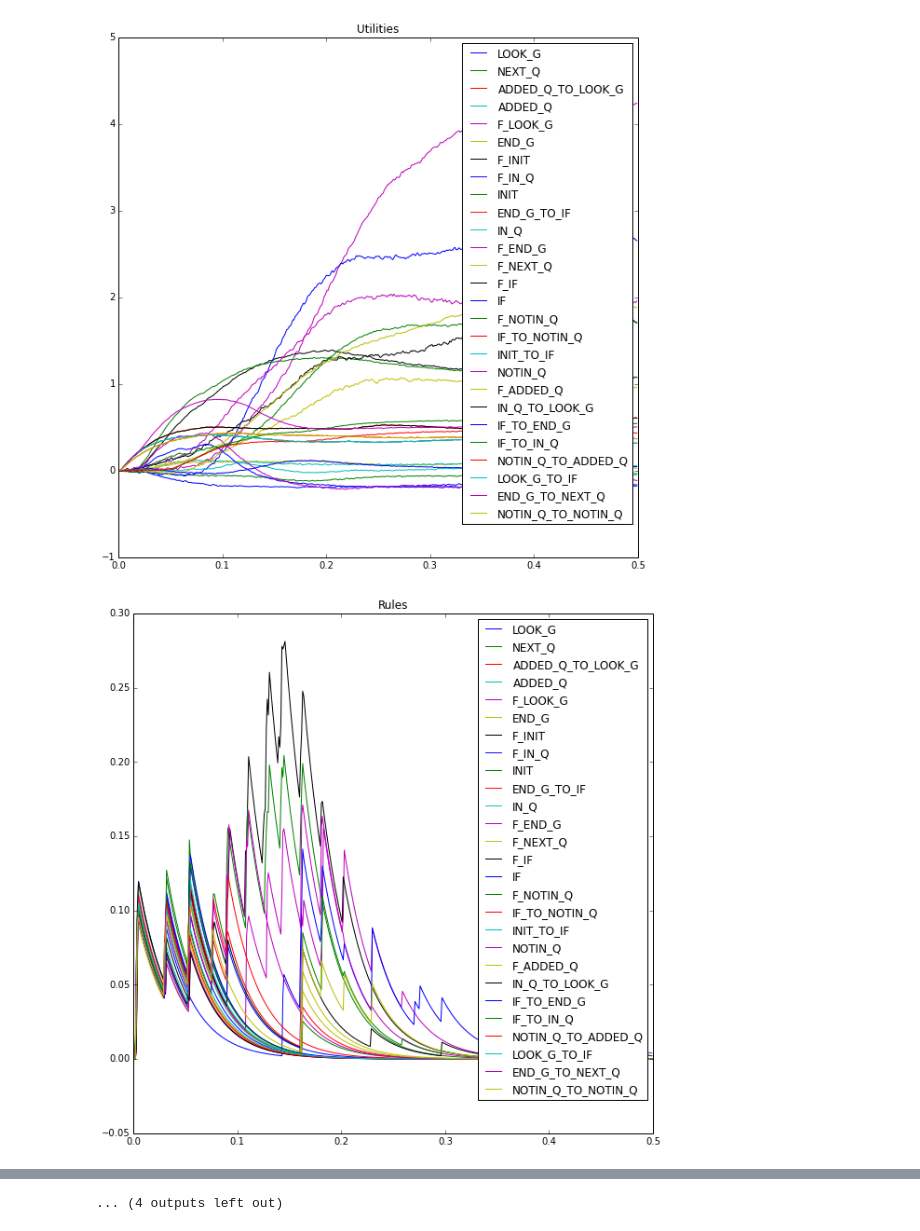
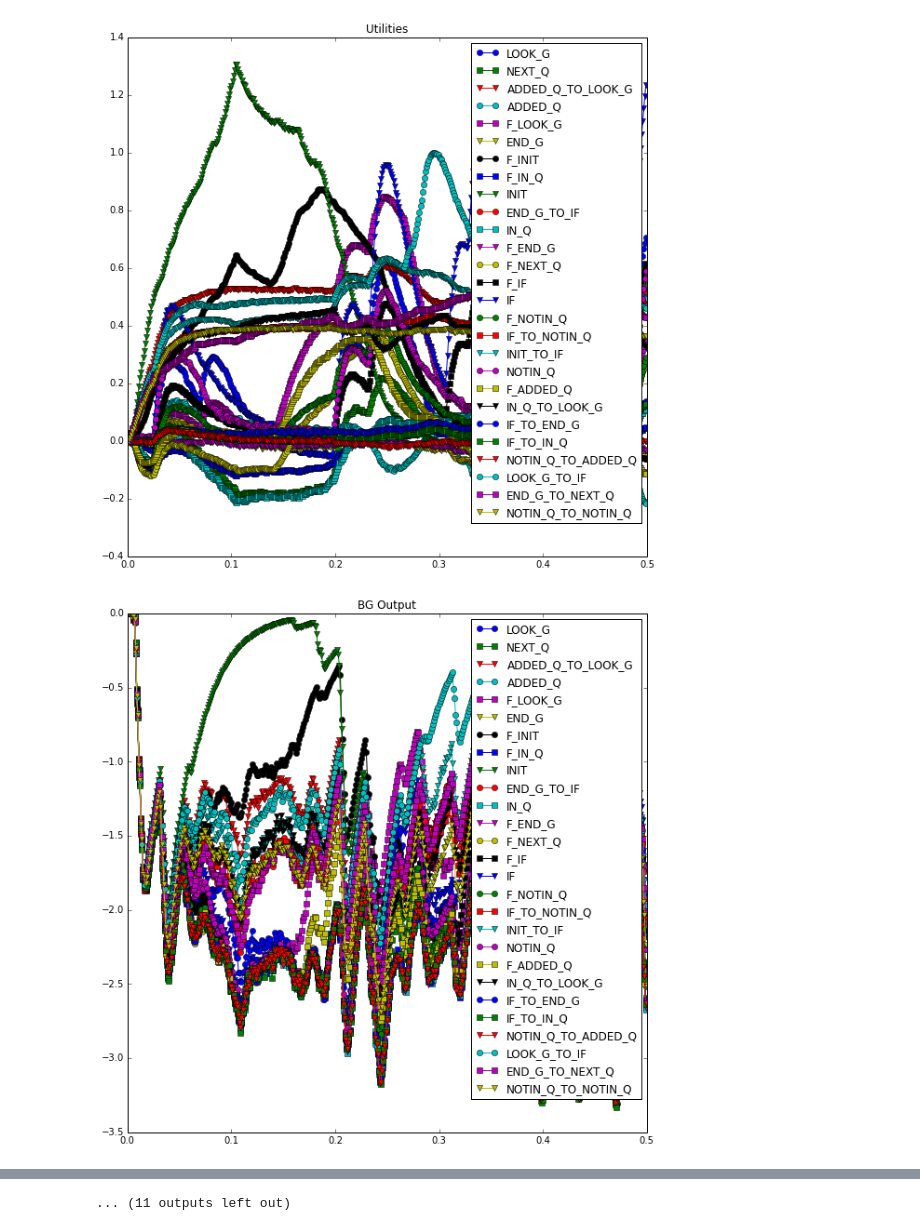
Before and after one commit to xbkong/nengo, a Jupyter notebook: examples/bfs.ipynb, the cells around one changed output, grey strips where cells are left out. Drawn from its saved outputs; the diff is of its cells as text; code cells hidden in the pictures.

```diff
--- a/examples/bfs.ipynb
+++ b/examples/bfs.ipynb
@@ -155,18 +154,23 @@ graph = [[1, 2],
          [0],
          [0, 1, 2]]
 
-d = 64
+d = 128
 
 model = nengo.Network()
 with model:
     bfs = BFS(graph, d)
 
-    modules = ('v_0', 'noisy_state', 'clean_state', 'graph_key', 'graph_edge', 'graph_next',
-               'queue_head', 'queue_tail', 'queue_key', 'queue_value', 'queue_learning',
-               'queue_output', 'queue_has_key', 'temp')
+    modules = ('v_0', 'state', 'graph_key', 'graph_key_latched',
+               'graph_edge', 'graph_next',
+               'queue_head', 'queue_head_latched', 'queue_tail', 'queue_tail_latched',
+               'queue_key', 'queue_key_latched', 'queue_value', 'queue_value_latched',
+               'queue_learning', 'queue_learning_latched',
+               'queue_output', 'queue_has_key',
+               'temp', 'temp_latched')
     module_probes = OrderedDict([
         (module, nengo.Probe(bfs.get_module_output(module)[0], filter=0.03))
         for module in modules])
     actions_probe = nengo.Probe(bfs.thal.actions.output, filter=0.03)
     utilities_probe = nengo.Probe(bfs.bg.input, filter=0.03)
+    bg_output_probe = nengo.Probe(bfs.bg.output, filter=0.03)
 # %% [output]
@@ -191,24 +195,45 @@ Warning: Could not create a semantic pointer with max_similarity=0.10 (D=32, M=1
 sim = nengo.Simulator(model)
 sim.run(0.5)
 # %%
+def do_plot(data):
+    for i, y in enumerate(data.T):
+        plt.plot(sim.trange(), y, marker=['o', 's', 'v'][i%3])
+
+'''
+INIT = bfs.get_module_output('state')[1].parse('INIT').v
+
+plt.figure(figsize=(10, 10))
+plt.title("Ideal Utility")
+plt.plot(sim.trange(), 0.5*np.dot(sim.data[module_probes['state']], INIT) +
+         0.125*np.dot(sim.data[module_probes['graph_key_latched']], 0.5) +
+         0.125*np.dot(sim.data[module_probes['queue_head_latched']], 0.5) +
+         0.125*np.dot(sim.data[module_probes['queue_tail_latched']], 0.5) +
+         0.125*np.dot(sim.data[module_probes['queue_learning_latched']], 0.5))
+'''
+
 plt.figure(figsize=(10, 10))
 plt.title("Utilities")
-plt.plot(sim.trange(), sim.data[utilities_probe])
+do_plot(sim.data[utilities_probe])
+plt.legend([action.name for action in bfs.bg.actions.actions])
+
+plt.figure(figsize=(10, 10))
+plt.title("BG Output")
+do_plot(sim.data[bg_output_probe])
 plt.legend([action.name for action in bfs.bg.actions.actions])
 
 plt.figure(figsize=(10, 10))
 plt.title("Rules")
-plt.plot(sim.trange(), sim.data[actions_probe])
+do_plot(sim.data[actions_probe])
 plt.legend([action.name for action in bfs.bg.actions.actions])
 
 for module, probe in module_probes.items():
     plt.figure(figsize=(10, 10))
     plt.title(module)
     if sim.data[probe].shape[1] == 1:
         plt.plot(sim.trange(), sim.data[probe])
     else:
-        plt.plot(sim.trange(), np.dot(sim.data[probe], bfs.get_module_output(module)[1].vectors.T))
+        do_plot(np.dot(sim.data[probe], bfs.get_module_output(module)[1].vectors.T))
         plt.legend(bfs.get_module_output(module)[1].keys, fontsize='small')
 # %% [output]
-[figure, old version]
+[figure, new version]
-[figure, old version]
+[figure, new version]
@@ -225 +250 @@ for module, probe in module_probes.items():
-... (4 outputs left out)
+... (11 outputs left out)
```
Also changed, not shown: parts of 4 cells of this notebook, 8 other files.
